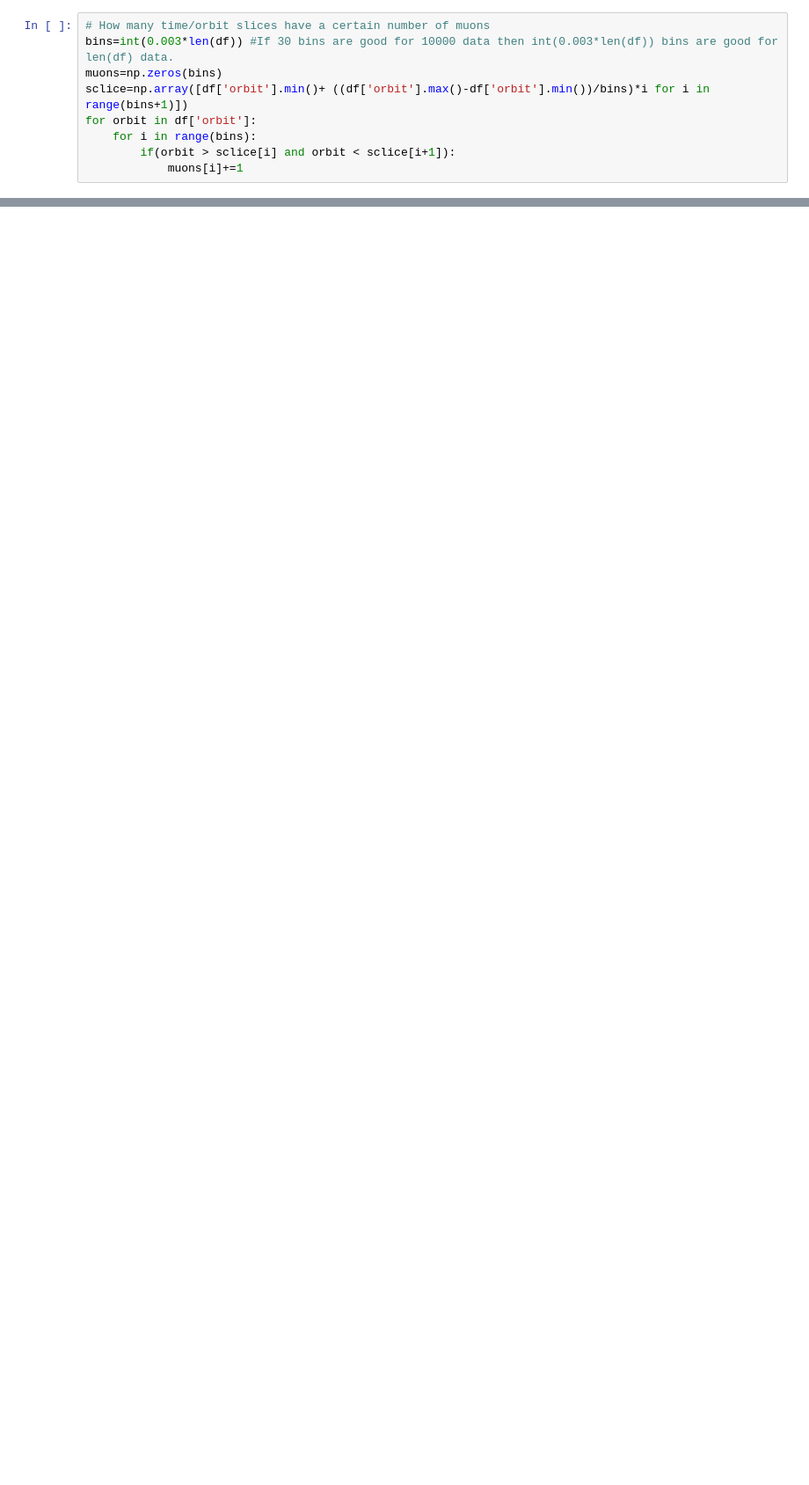
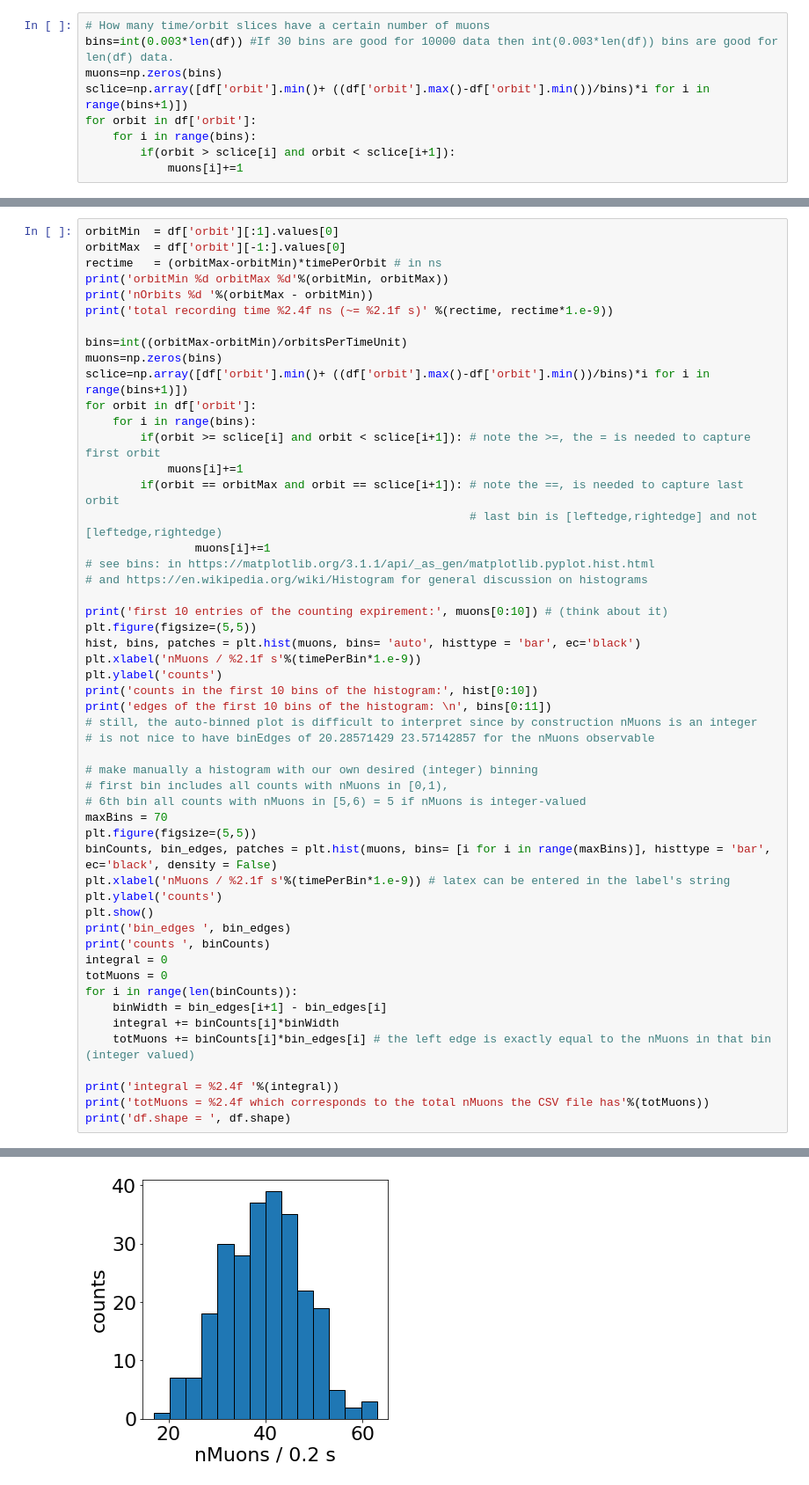
Before and after one commit to GeorgeAlex22/scout, a Jupyter notebook: Test__scout_326790_000000_trunc.ipynb, the cells around one changed output, grey strips where cells are left out. Shown at 88% size. Drawn from its saved outputs; the diff is of its cells as text; blank space fills up the shorter version.

```diff
--- a/Test__scout_326790_000000_trunc.ipynb
+++ b/Test__scout_326790_000000_trunc.ipynb
@@ -40,0 +93,53 @@ sns.distplot(muons, kde=False)# How many time/orbit slices have a certain number
+# %%
+orbitMin  = df['orbit'][:1].values[0]
+orbitMax  = df['orbit'][-1:].values[0]
+rectime   = (orbitMax-orbitMin)*timePerOrbit # in ns
+print('orbitMin %d orbitMax %d'%(orbitMin, orbitMax))
+print('nOrbits %d '%(orbitMax - orbitMin))
+print('total recording time %2.4f ns (~= %2.1f s)' %(rectime, rectime*1.e-9))
+
+bins=int((orbitMax-orbitMin)/orbitsPerTimeUnit)
+muons=np.zeros(bins)
+sclice=np.array([df['orbit'].min()+ ((df['orbit'].max()-df['orbit'].min())/bins)*i for i in range(bins+1)])
+for orbit in df['orbit']:
+    for i in range(bins):
+        if(orbit >= sclice[i] and orbit < sclice[i+1]): # note the >=, the = is needed to capture first orbit
+            muons[i]+=1
+        if(orbit == orbitMax and orbit == sclice[i+1]): # note the ==, is needed to capture last orbit
+                                                        # last bin is [leftedge,rightedge] and not [leftedge,rightedge)
+                muons[i]+=1
+# see bins: in https://matplotlib.org/3.1.1/api/_as_gen/matplotlib.pyplot.hist.html
+# and https://en.wikipedia.org/wiki/Histogram for general discussion on histograms
+
+print('first 10 entries of the counting expirement:', muons[0:10]) # (think about it)
+plt.figure(figsize=(5,5))
+hist, bins, patches = plt.hist(muons, bins= 'auto', histtype = 'bar', ec='black')
+plt.xlabel('nMuons / %2.1f s'%(timePerBin*1.e-9))
+plt.ylabel('counts')
+print('counts in the first 10 bins of the histogram:', hist[0:10])
+print('edges of the first 10 bins of the histogram: \n', bins[0:11])
+# still, the auto-binned plot is difficult to interpret since by construction nMuons is an integer
+# is not nice to have binEdges of 20.28571429 23.57142857 for the nMuons observable
+
+# make manually a histogram with our own desired (integer) binning
+# first bin includes all counts with nMuons in [0,1),
+# 6th bin all counts with nMuons in [5,6) = 5 if nMuons is integer-valued
+maxBins = 70
+plt.figure(figsize=(5,5))
+binCounts, bin_edges, patches = plt.hist(muons, bins= [i for i in range(maxBins)], histtype = 'bar', ec='black', density = False)
+plt.xlabel('nMuons / %2.1f s'%(timePerBin*1.e-9)) # latex can be entered in the label's string
+plt.ylabel('counts')
+plt.show()
+print('bin_edges ', bin_edges)
+print('counts ', binCounts)
+integral = 0
+totMuons = 0
+for i in range(len(binCounts)):
+    binWidth = bin_edges[i+1] - bin_edges[i]
+    integral += binCounts[i]*binWidth
+    totMuons += binCounts[i]*bin_edges[i] # the left edge is exactly equal to the nMuons in that bin (integer valued)
+
+print('integral = %2.4f '%(integral))
+print('totMuons = %2.4f which corresponds to the total nMuons the CSV file has'%(totMuons))
+print('df.shape = ', df.shape)
+# %% [output]
@@ -40,0 +154 @@ sns.distplot(muons, kde=False)# How many time/orbit slices have a certain number
+[figure, added]
```
Also changed, not shown: parts of 7 cells of this notebook, 1 other file.
